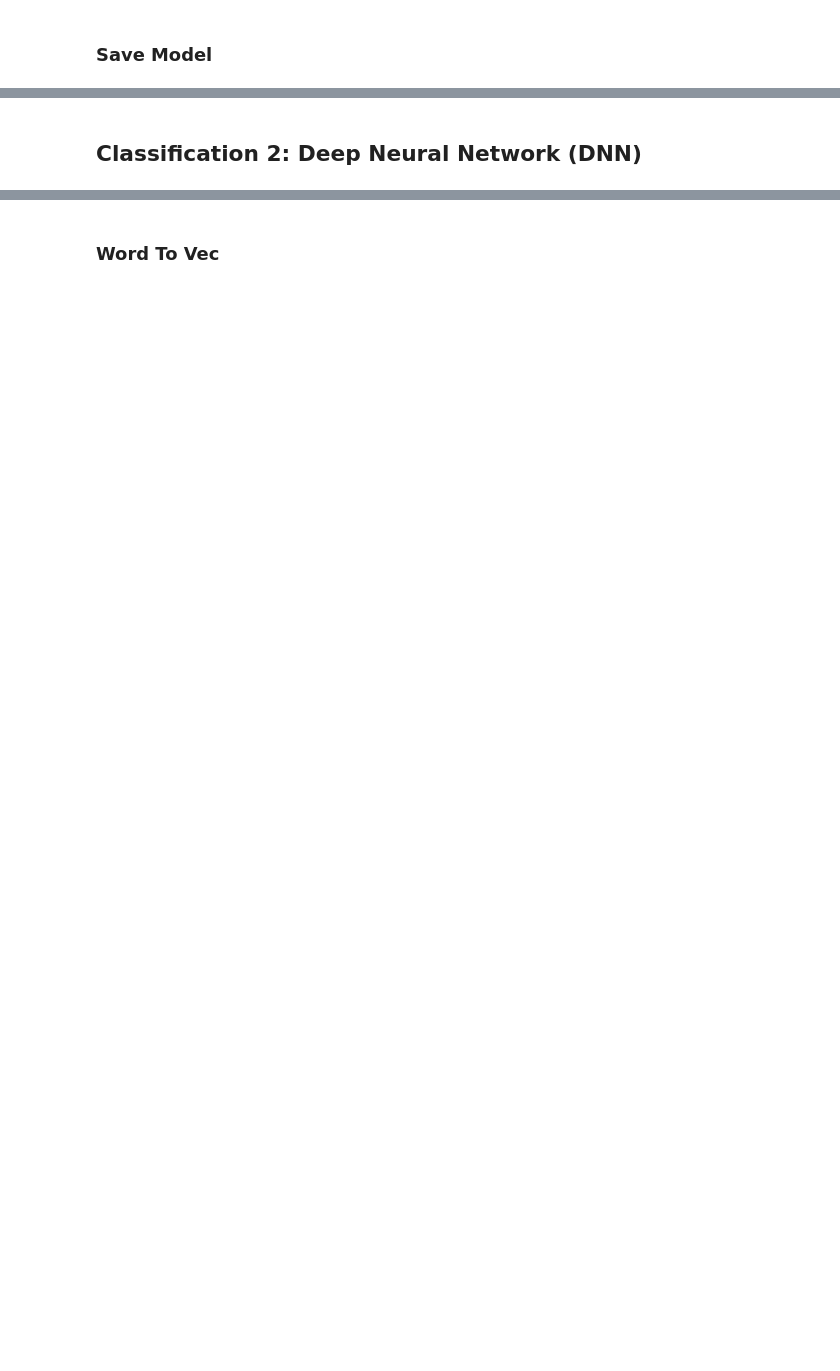
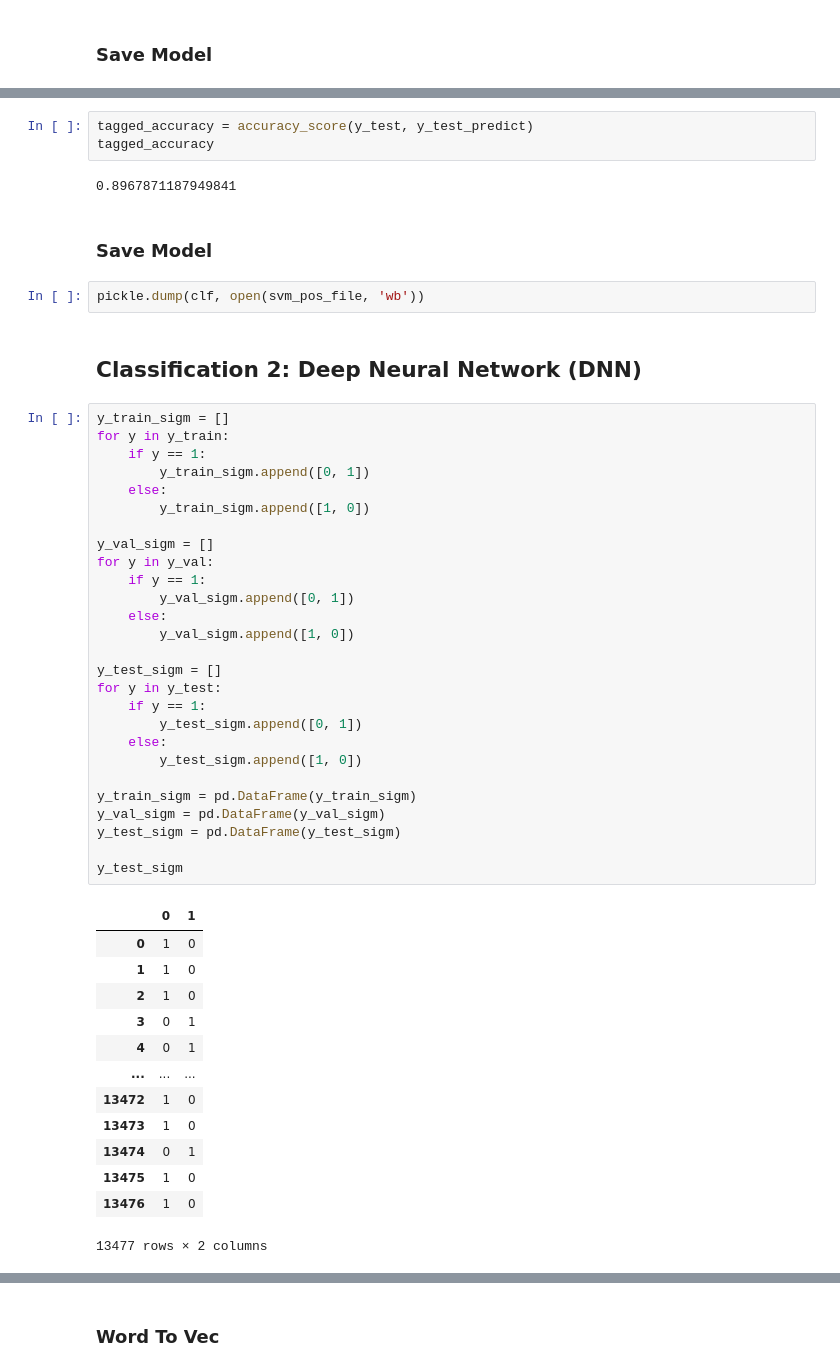
Before and after one commit to Meyjan/Steam-Games-Review-Sentiment-Analysis, a Jupyter notebook: Sentiment Analysis.ipynb, the cells around one changed output, grey strips where cells are left out. Drawn from its saved outputs; the diff is of its cells as text; blank space fills up the shorter version.

```diff
--- a/Sentiment Analysis.ipynb
+++ b/Sentiment Analysis.ipynb
@@ -370,2 +549,52 @@ pickle.dump(clf, open(svm_file, 'wb'))
+# %%
+tagged_accuracy = accuracy_score(y_test, y_test_predict)
+tagged_accuracy
+# %% [output]
+0.8967871187949841
+# %% [markdown]
+### Save Model
+# %%
+pickle.dump(clf, open(svm_pos_file, 'wb'))
 # %% [markdown]
 ## Classification 2: Deep Neural Network (DNN)
+# %%
+y_train_sigm = []
+for y in y_train:
+    if y == 1:
+        y_train_sigm.append([0, 1])
+    else:
+        y_train_sigm.append([1, 0])
+
+y_val_sigm = []
+for y in y_val:
+    if y == 1:
+        y_val_sigm.append([0, 1])
+    else:
+        y_val_sigm.append([1, 0])
+
+y_test_sigm = []
+for y in y_test:
+    if y == 1:
+        y_test_sigm.append([0, 1])
+    else:
+        y_test_sigm.append([1, 0])
+
+y_train_sigm = pd.DataFrame(y_train_sigm)
+y_val_sigm = pd.DataFrame(y_val_sigm)
+y_test_sigm = pd.DataFrame(y_test_sigm)
+
+y_test_sigm
+# %% [output]
+|  | 0 | 1 |
+| 0 | 1 | 0 |
+| 1 | 1 | 0 |
+| 2 | 1 | 0 |
+| 3 | 0 | 1 |
+| 4 | 0 | 1 |
+| ... | ... | ... |
+| 13472 | 1 | 0 |
+| 13473 | 1 | 0 |
+| 13474 | 0 | 1 |
+| 13475 | 1 | 0 |
+| 13476 | 1 | 0 |
+13477 rows × 2 columns
```
Also changed, not shown: parts of 64 cells of this notebook.
